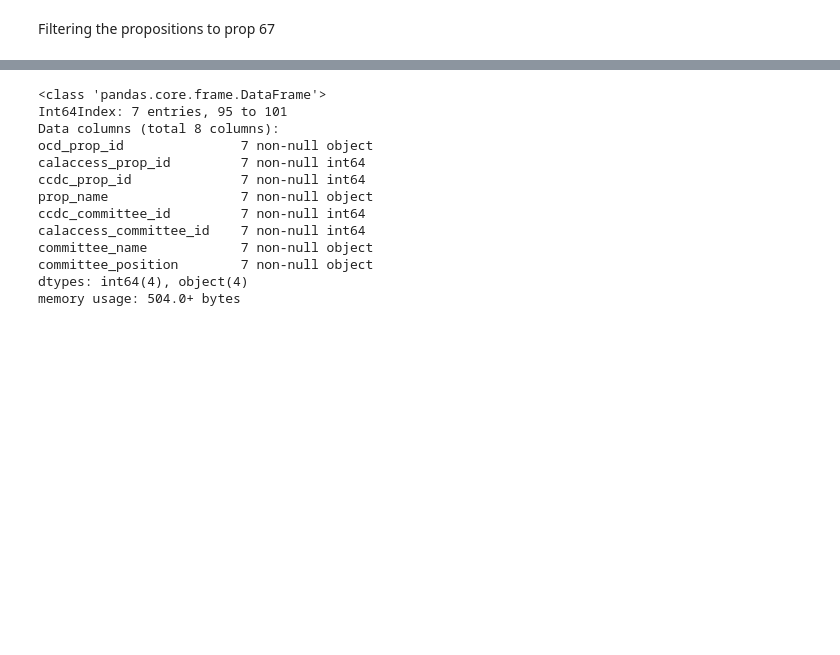
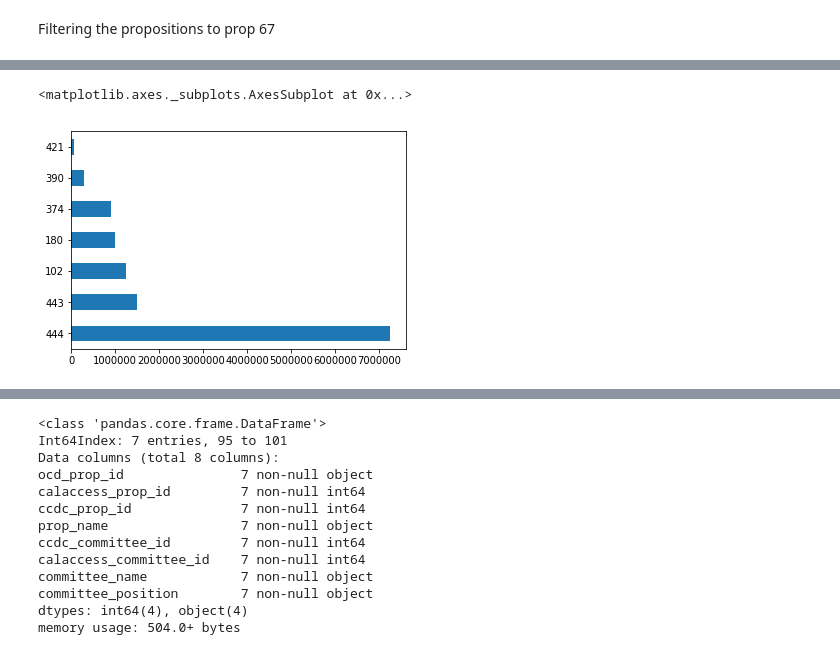
Before and after one commit to loanhoang/first-hyphen-notebook, a Jupyter notebook: props-64-67-analysis.ipynb, the cells around one changed output, grey strips where cells are left out. Cells and saved outputs as stored; diff of their text form; code cells hidden in the pictures; blank space fills up the shorter version.

```diff
--- a/props-64-67-analysis.ipynb
+++ b/props-64-67-analysis.ipynb
@@ -689,0 +720,5 @@ Filtering the propositions to prop 67
+# %%
+top_supporters64.head(7).amount.plot.barh()
+# %% [output]
+<matplotlib.axes._subplots.AxesSubplot at 0x...>
+[figure, added]
```
Also changed, not shown: parts of 22 cells of this notebook.
